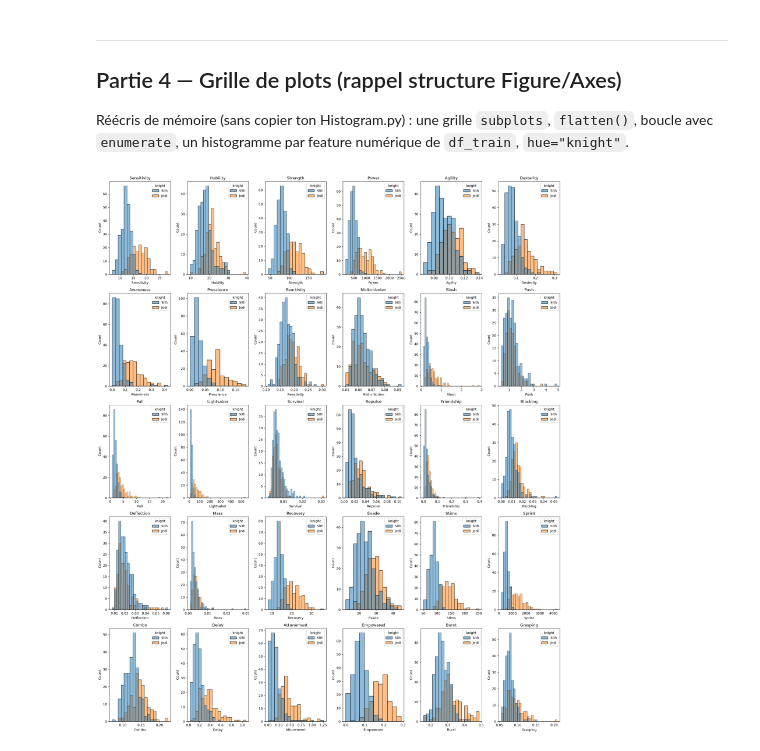
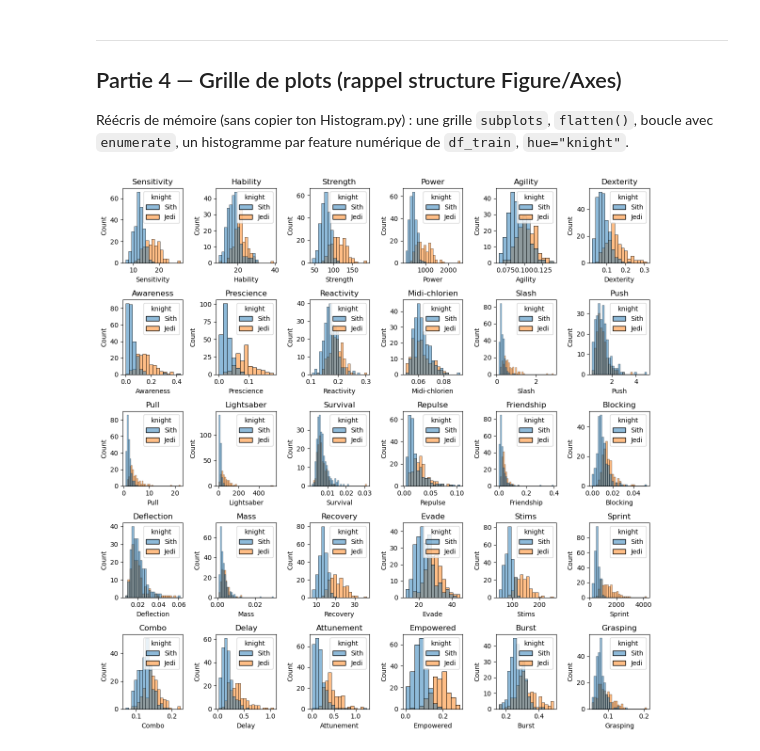
Before and after one commit to lazzylife42/data-science-03, a Jupyter notebook: training.ipynb, the cells around one changed output. Cells and saved outputs as stored; diff of their text form; code cells hidden in the pictures.

```diff
--- a/training.ipynb
+++ b/training.ipynb
@@ -255,17 +255,17 @@ print(f"{list(top_cols)[:5]}")
 Réécris de mémoire (sans copier ton Histogram.py) : une grille `subplots`, `flatten()`, boucle avec `enumerate`, un histogramme par feature numérique de `df_train`, `hue="knight"`.
 # %%
 # TODO
-fig, ax = plt.subplots(nrows=5, ncols=6, figsize=(20, 24))
+fig, ax = plt.subplots(nrows=5, ncols=6, figsize=(12, 12))
 ax = ax.flatten()
 
 for i, col in enumerate(df_train.columns):
     if col == "knight":
         continue
     else:
         sns.histplot(data=df_train, x=col, hue="knight", ax=ax[i])
         ax[i].set_title(col)
 
 plt.tight_layout()
 plt.show()
 # %% [output]
-[figure, old version]
+[figure, new version]
```
Also changed, not shown: parts of 18 cells of this notebook, 7 other files.
